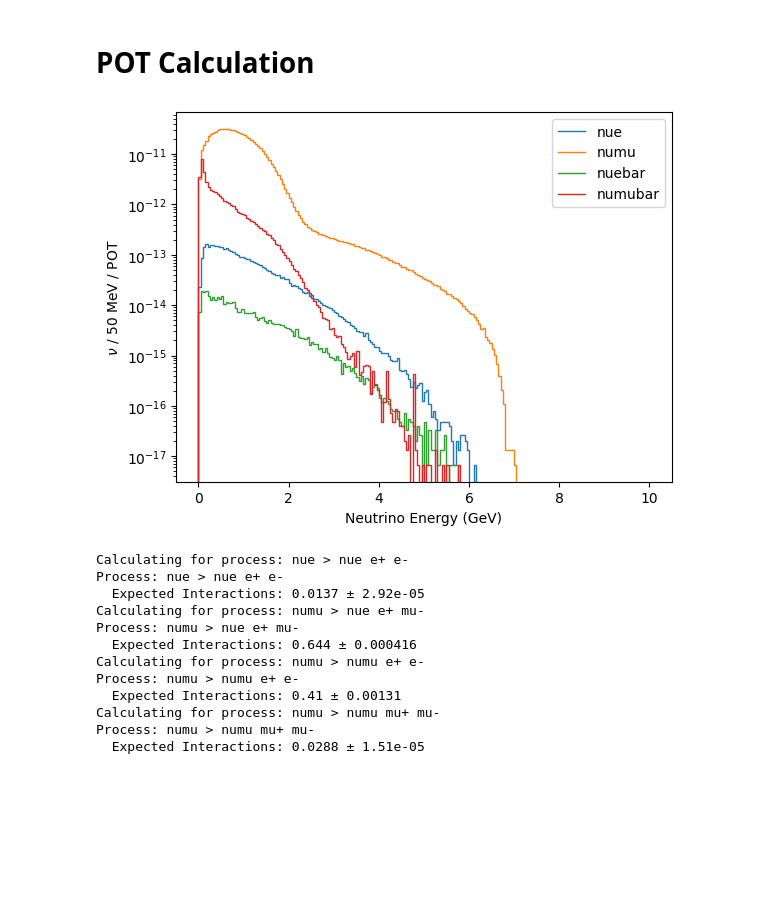
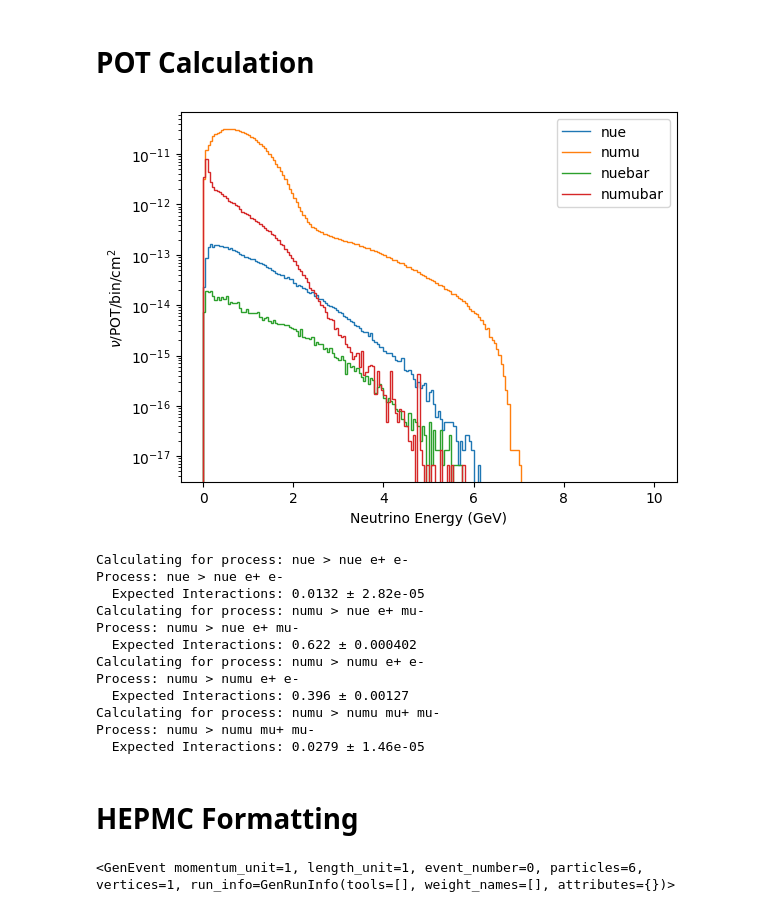
Before and after one commit to JoeBateman/uboone_epem_trident, a Jupyter notebook: evgen_plotter.ipynb, the cells around one changed output. Saved outputs shown, nothing was run; the diff lists cells and outputs as text; code cells hidden in the pictures; blank space fills up the shorter version.

```diff
--- a/evgen_plotter.ipynb
+++ b/evgen_plotter.ipynb
@@ -8,6 +11,8 @@ from particle import Particle
 # %%
 filename = 'numu_epem_5000.dat'
 filename = "outputs/" + filename
+
+filename = 'temp_out.dat'
 
 pot_weight = 3.219e+21 # Expected POT per event - See below for calculation
 
@@ -30,6 +35,8 @@ def file_parser(filename):
 
     # Grab each event and particles, store in dataframe
     event_number = -1
+
+
     while line:
 
         if '<event>' in line:
@@ -254,32 +389,32 @@ import uproot
 #
 #       To normalize to nu/POT/bin/cm2 apply the scale factor:
 #       scale_factor=1/(4997.*5e8)/(256.35*233.);
 
 barn = 1e-28 # m2
 fbarn = 1e-15*barn # m2
 fbarn = fbarn * 1e4 # cm2
 
 nu_flavour = 'numu' # PDG code for nu_mu
 
 flux_file = uproot.open('data/flux/bnb/MCC9_FluxHist_volTPCActive_wparent.root')
 
 flux_dict = {}
 
 for flavour in ['nue', 'numu', 'nuebar', 'numubar']:
     hist = flux_file[f'hE{flavour}_cv']
 
     # Normalisation scale factor
     sf = 1/(4997.*5e8)/(256.35*233.)
     values = hist.values() *  sf  # units: nu/POT/bin/cm2
     flux_dict[flavour] = values
     edges = hist.axis().edges()
     plt.stairs(values, edges, label=f'{flavour}')
 
 flux_dict['bins'] = edges
 plt.legend()
 plt.yscale('log')
 plt.xlabel('Neutrino Energy (GeV)')
-plt.ylabel(r'$\nu$ / 50 MeV / POT')
+plt.ylabel(r'$\nu$/POT/bin/cm$^{2}$')
 plt.show()
 # %% [output]
-[figure, old version]
+[figure, new version]
@@ -293,7 +421,13 @@ cross_section_dict = {
 # %%
+cross_section_dict = {
+    'nue > nue e+ e-': [0.00194201, 4.14222e-06],  # fbarn
+    'numu > nue e+ mu-': [0.000493045, 3.18168e-07],  # fbarn
+    'numu > numu e+ e-': [0.000313885, 1.00487e-06],  # fbarn
+    'numu > numu mu+ mu-': [2.20805e-05, 1.15861e-08],  # fbarn
+}
 
 exposure = 1.32e21  # POT
-M_Ar = 89e3 # kg of argon in the fiducial volume
+M_Ar = 86e3 # kg of argon in the fiducial volume
 m_Ar = 39.95 # g/mol
 N_A = 6.022e23  # atoms/mol
 N_targets = (M_Ar * 1e3 / m_Ar) * N_A  # number of argon atoms
@@ -316,13 +450,15 @@ for key, cross_sections in cross_section_dict.items():
 # %% [output]
 Calculating for process: nue > nue e+ e-
 Process: nue > nue e+ e-
-  Expected Interactions: 0.0137 ± 2.92e-05
+  Expected Interactions: 0.0132 ± 2.82e-05
 Calculating for process: numu > nue e+ mu-
 Process: numu > nue e+ mu-
-  Expected Interactions: 0.644 ± 0.000416
+  Expected Interactions: 0.622 ± 0.000402
 Calculating for process: numu > numu e+ e-
 Process: numu > numu e+ e-
-  Expected Interactions: 0.41 ± 0.00131
+  Expected Interactions: 0.396 ± 0.00127
 Calculating for process: numu > numu mu+ mu-
 Process: numu > numu mu+ mu-
-  Expected Interactions: 0.0288 ± 1.51e-05
+  Expected Interactions: 0.0279 ± 1.46e-05
+# %% [markdown]
+# HEPMC Formatting
@@ -328,0 +519,7 @@ Process: numu > numu mu+ mu-
+# %%
+with pyhepmc.open('temp.hepmc') as f:
+    event = f.read()
+
+event
+# %% [output]
+<GenEvent momentum_unit=1, length_unit=1, event_number=0, particles=6, vertices=1, run_info=GenRunInfo(tools=[], weight_names=[], attributes={})>
```
Also changed, not shown: parts of 18 cells of this notebook.
